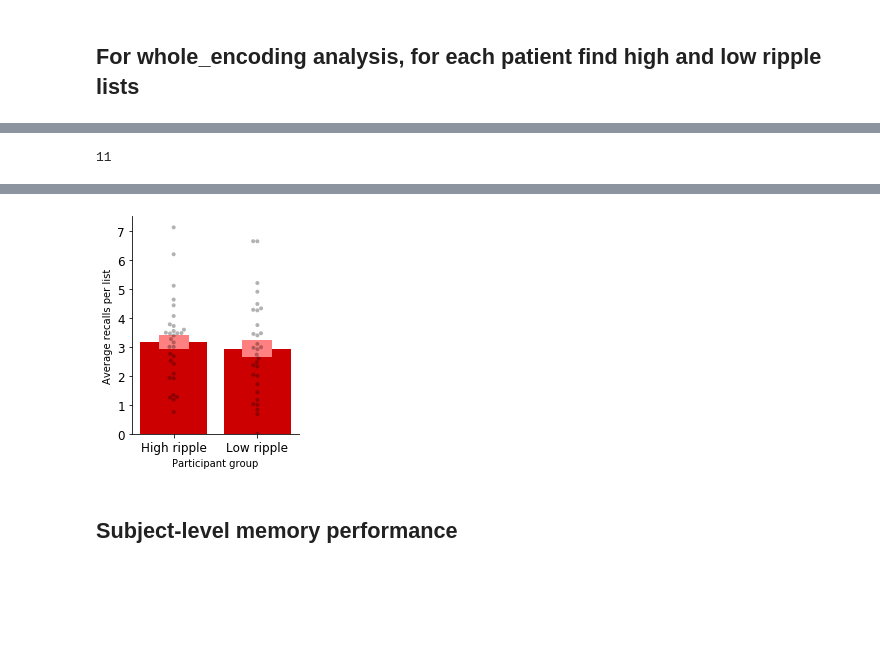
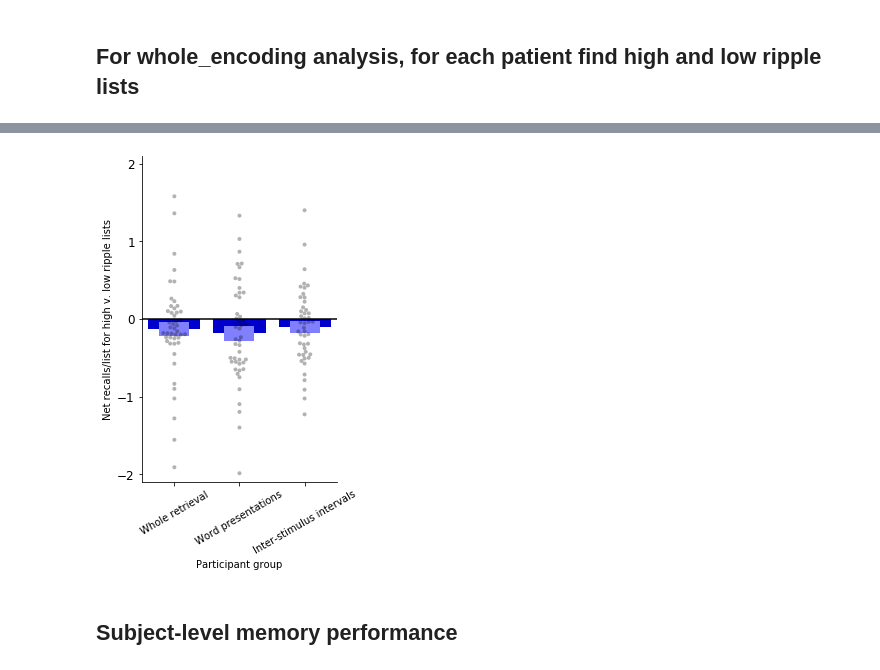
Before and after one commit to jjsakon/SWR, a Jupyter notebook: code/SWRanalysis-encoding.ipynb, the cells around one changed output, grey strips where cells are left out. Cells and saved outputs as stored; diff of their text form; code cells hidden in the pictures; blank space fills up the shorter version.

```diff
--- a/code/SWRanalysis-encoding.ipynb
+++ b/code/SWRanalysis-encoding.ipynb
@@ -567,7 +600,3 @@ IndexError: index 12 is out of bounds for axis 0 with size 12
-# %%
-i_word
-# %% [output]
-11
 # %%
 ## high v. low recall patients
 
@@ -596,47 +625,56 @@ elif location_selected == 'ca1' or location_selected == '':
     errorbar_color = (0.5,0.5,1)
     line_color = 'darkblue'
 
+high_low_diffs = np.concatenate(( np.array(high_ripple_correct)-np.array(low_ripple_correct),
+                                  np.array(word_high_ripple_correct)-np.array(word_low_ripple_correct) ))
+high_low_diffs = np.concatenate(( high_low_diffs, np.array(ISI_high_ripple_correct)-np.array(ISI_low_ripple_correct) ))
 
-plot_df = pd.DataFrame({'low_high_correct':np.concatenate((low_ripple_correct,high_ripple_correct)),
-                        'idxs':np.concatenate((np.zeros(len(low_ripple_correct)),np.ones(len(high_ripple_correct))))
+plot_df = pd.DataFrame({'high_low_diffs':high_low_diffs,
+                        'idxs':np.concatenate(( np.zeros(len(high_ripple_correct)),np.ones(len(word_high_ripple_correct)),
+                                                2*np.ones(len(ISI_high_ripple_correct)) ))
                         })
 
-mean_correct = [np.mean(low_ripple_correct),np.mean(high_ripple_correct)]
-ste_correct = [np.std(low_ripple_correct)/np.sqrt(len(low_ripple_correct)),np.std(high_ripple_correct)/np.sqrt(len(high_ripple_correct))]
+mean_correct = [np.mean( np.array(high_ripple_correct)-np.array(low_ripple_correct) ),
+                np.mean( np.array(word_high_ripple_correct)-np.array(word_low_ripple_correct) ),
+                np.mean( np.array(ISI_high_ripple_correct)-np.array(ISI_low_ripple_correct) )]
+ste_correct = [np.std( np.array(high_ripple_correct)-np.array(low_ripple_correct) )/np.sqrt(len(high_ripple_correct)),
+                np.std( np.array(word_high_ripple_correct)-np.array(word_low_ripple_correct) )/np.sqrt(len(word_high_ripple_correct)),
+                np.std( np.array(ISI_high_ripple_correct)-np.array(ISI_low_ripple_correct) )/np.sqrt(len(ISI_high_ripple_correct))]
 
-figSub,axSub = plt.subplots(1,1, figsize=(3,4))
+figSub,axSub = plt.subplots(1,1, figsize=(3.5,6))
 # axSub.bar(range(split_into),mean_ripples,yerr=ste_ripples,color=plot_color)
-bar(range(2),mean_correct,yerr=ste_correct,color=plot_color,error_kw=dict(lw=30, capsize=0, capthick=0, ecolor=errorbar_color))
+plot([-1,5],[0,0],color='k')
+bar(range(3),mean_correct,yerr=ste_correct,color=plot_color,error_kw=dict(lw=30, capsize=0, capthick=0, ecolor=errorbar_color))
 
 # changes from Mike
 gca().spines['right'].set_visible(False)
 gca().spines['top'].set_visible(False)
 
-add_swarm = 1
-if add_swarm == 1:
-    extra = '_swarm'
-    sb.swarmplot(x='idxs',y='low_high_correct',data=plot_df, ax=axSub, color=(0,0,0), alpha=0.3, size=4)
-    axSub.set(ylim=(0,7.5))
-    ytick_range = np.arange(0,7.5)
-    ylabel(u'Average recalls per list')
-else:
-    ylim(0,0.175)
-    ytick_range = np.arange(0,0.151,0.05)
-    extra = ''
+extra = '_swarm'
+p1 = sb.swarmplot(x='idxs',y='high_low_diffs',data=plot_df, ax=axSub, color=(0,0,0), alpha=0.3, size=4)
+axSub.set(ylim=(-2.1,2.1))
+ytick_range = np.arange(-2,2.01)
+ylabel(u'Net recalls/list for high v. low ripple lists')
+
+
+t_p0 = stats.ttest_1samp(np.array(high_ripple_correct)-np.array(low_ripple_correct),0)
+t_p1 = stats.ttest_1samp(np.array(word_high_ripple_correct)-np.array(word_low_ripple_correct),0)
+t_p2 = stats.ttest_1samp(np.array(ISI_high_ripple_correct)-np.array(ISI_low_ripple_correct),0)
+print('1-sample t-tests:')
+print('Whole retrieval: p='+str(np.round(t_p0[1],3))+', t='+str(np.round(t_p0[0],2)))
+print('Word presentations: p='+str(np.round(t_p1[1],3))+', t='+str(np.round(t_p1[0],2)))
+print('ISI: p='+str(np.round(t_p2[1],3))+', t='+str(np.round(t_p2[0],2)))
 
 yticks(ytick_range,fontsize=12)
-xticks([1,0],{'Low ripple','High ripple'},fontsize=12) # somehow these are reversed but the high patients have high ripples (see the means below)]
+xticks([0,1,2],['Whole retrieval','Word presentations','Inter-stimulus intervals'],fontsize=10,rotation=30) # somehow these are reversed but the high patients have high ripples (see the means below)]
 xlabel('Participant group')
 
-# check out accuracy rates v. subjects
-print('Low ripples:')
-print(np.array(low_ripple_correct))
-print('High ripples:')
-print(np.array(high_ripple_correct))
-print(np.unique(subject_name_array))
+# # check out accuracy rates v. subjects
+# print('Whole retrieval period:')
+# print(high_low_diffs)
+# print(np.unique(subject_name_array))
 
-t_p = stats.ttest_rel(low_ripple_correct,high_ripple_correct)
-print('Paired t-test: p='+str(np.round(t_p[1],3))+', t='+str(np.round(t_p[0],2)))
+
 
 a=1;
 # %% [output]
@@ -662,4 +685,4 @@ Paired t-test: p=0.121, t=1.6
-[figure, old version]
+[figure, new version]
 # %% [markdown]
 ## Subject-level memory performance
 # %% [markdown]
```
Also changed, not shown: parts of 4 cells of this notebook, 3 other files.
